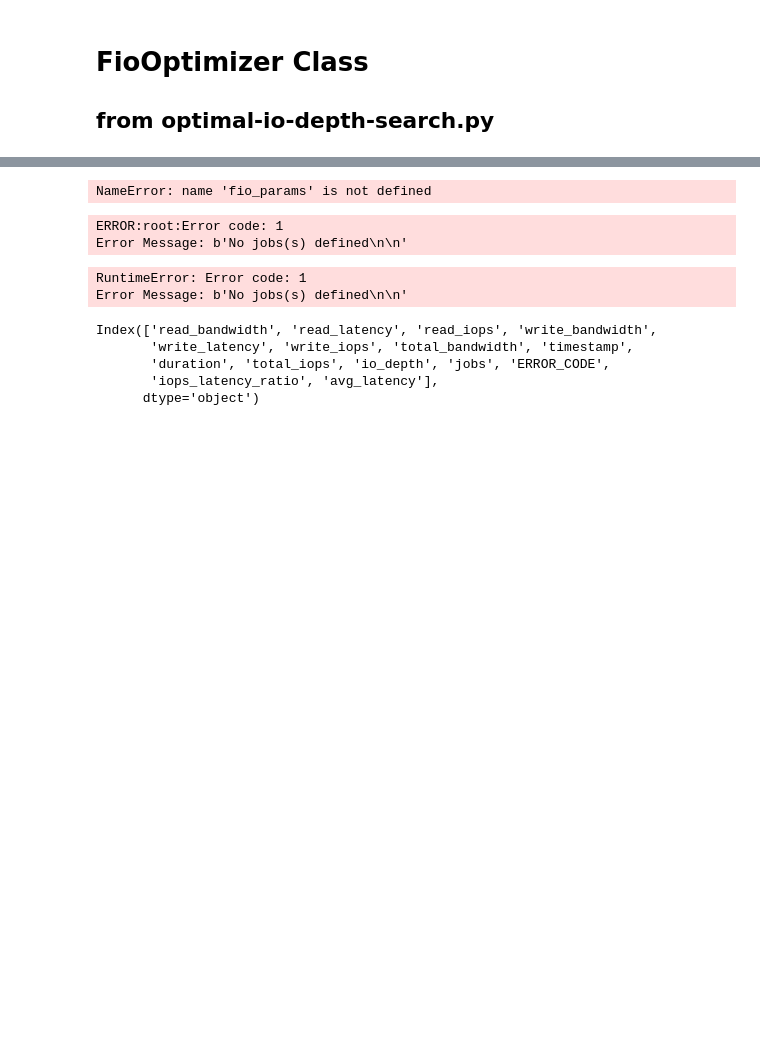
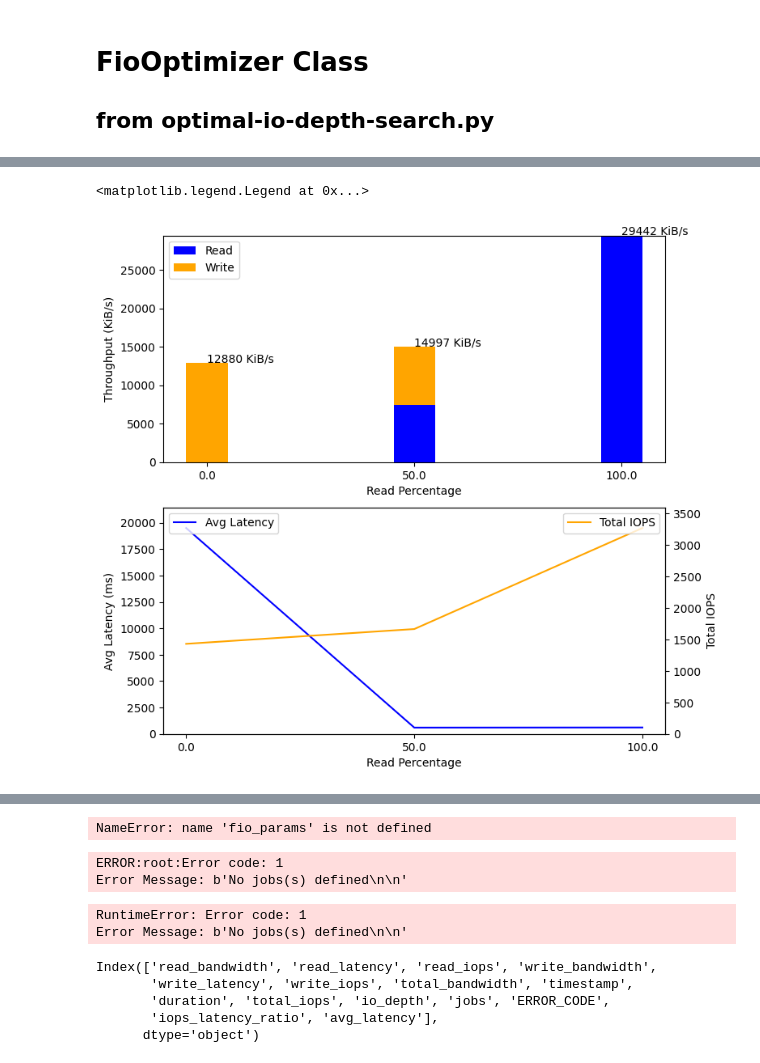
Before and after one commit to Cloud-Heroes-Forge/fio-parser, a Jupyter notebook: fio-optimizer.ipynb, the cells around one changed output, grey strips where cells are left out. Saved outputs shown, nothing was run; the diff lists cells and outputs as text; code cells hidden in the pictures; blank space fills up the shorter version.

```diff
--- a/fio-optimizer.ipynb
+++ b/fio-optimizer.ipynb
@@ -69,0 +79,48 @@ optimizer.atp.j.iodepth
+# %%
+from datetime import datetime
+# results = {}
+combined_results = pd.DataFrame()
+# results['9K,randrw,50'] = optimizer
+# best_runs: pd.DataFrame = pd.DataFrame()
+for key, value in results.items():
+    data = value.to_DataFrame().reset_index()
+    unpacked_tuple = key.split(',')
+    data['blocksize'] = unpacked_tuple[0]
+    data['rw'] = unpacked_tuple[1]
+    combined_results = combined_results.append(data)
+
+output_folder: str = os.path.join(os.getcwd(),
+                                    f'output/summary_{datetime.now().strftime("%Y%m%d_%H%M%S")}')
+
+fig, (ax1, ax2) = plt.subplots(nrows=2, figsize=(8, 8), gridspec_kw={'height_ratios': [1, 1]})
+# Create stacked (read and write) throughput graph for each blocksize on ax1
+ax1.bar(x=best_runs_df['read_percent'], height=best_runs_df['read_throughput'], label='Read', color='blue', width=10)
+ax1.bar(x=best_runs_df['read_percent'], height=best_runs_df['write_throughput'], label='Write', color='orange', width=10, bottom=best_runs_df['read_throughput'])
+# add a comment to the graph for total throughput on each bar
+for i in range(len(best_runs_df['read_percent'])):
+    ax1.annotate(f"{best_runs_df['total_throughput'].values[i]:.0f} KiB/s",
+            xy=(best_runs_df['read_percent'].values[i], best_runs_df['total_throughput'].values[i]),
+            xytext=(best_runs_df['read_percent'].values[i], best_runs_df['total_throughput'].values[i] + 100)
+)
+ax1.set_xticks(best_runs_df['read_percent'])
+ax1.set_xlabel('Read Percentage')
+ax1.set_xticklabels(best_runs_df['read_percent'])
+ax1.set_ylabel('Throughput (KiB/s)')
+ax1.legend()
+
+# Create line chart with avg_latency on right axis and total iops on left axis
+ax2.plot(best_runs_df['read_percent'], best_runs_df['avg_latency'], label='Avg Latency', color='blue')
+ax2.set_ylabel('Avg Latency (ms)')
+ax2.set_xlabel('Read Percentage')
+ax2.set_xticks(best_runs_df['read_percent'])
+ax2.set_xticklabels(best_runs_df['read_percent'])
+ax2.set_ylim(0, best_runs_df['avg_latency'].max() * 1.1)
+ax2.legend(loc='upper left')
+ax3 = ax2.twinx()
+ax3.plot(best_runs_df['read_percent'], best_runs_df['total_iops'], label='Total IOPS', color='orange')
+ax3.set_ylabel('Total IOPS')
+ax3.set_ylim(0, best_runs_df['total_iops'].max() * 1.1)
+ax3.legend(loc='upper right')
+# %% [output]
+<matplotlib.legend.Legend at 0x...>
+[figure, added]
```
Also changed, not shown: parts of 6 cells of this notebook, 3 other files.
